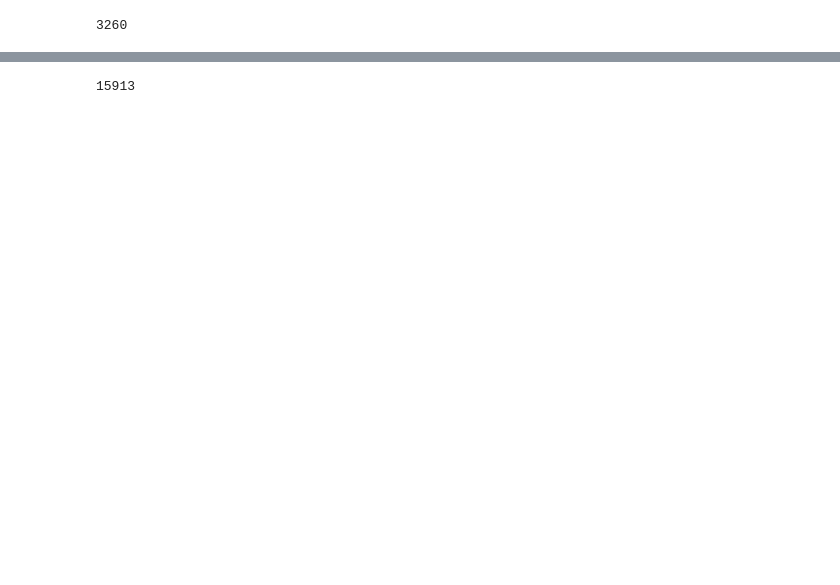
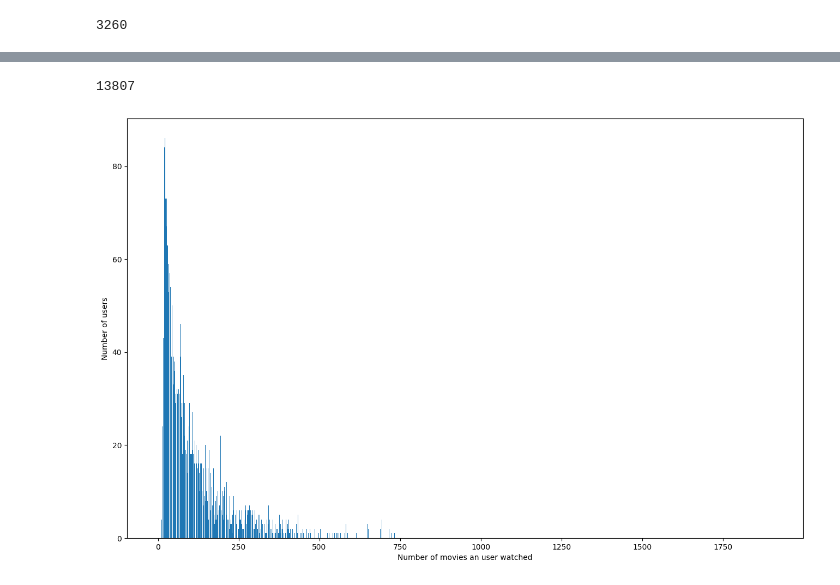
Before and after one commit to hieunt1410/BGCN, a Jupyter notebook: ML_1M_Processing.ipynb, the cells around one changed output, grey strips where cells are left out. Drawn from its saved outputs; the diff is of its cells as text; code cells hidden in the pictures; blank space fills up the shorter version.

```diff
--- a/ML_1M_Processing.ipynb
+++ b/ML_1M_Processing.ipynb
@@ -45,7 +27,7 @@ len(ratings.movieid_norm.unique())
 #     lambda x: datetime.fromtimestamp(x)
 # )
 # %%
-ratings.userid = ratings.userid - 1
+# ratings.userid = ratings.userid - 1
 # %%
 mintime = min(ratings.timestamp)
 # %%
@@ -69,11 +51,13 @@ for movie in ratings.movieid.unique():
     else:
         ratings.loc[ratings.movieid == movie, 'movieid_norm'] = -1
 # %%
-users_list = np.array(ratings.userid.unique())
-# users_list = [user for user in ratings.userid.unique() if len(ratings[ratings.userid == user].movieid) >= 10]
+# users_list = np.array(ratings.userid.unique())
+users_list = [user for user in ratings.userid.unique() if len(ratings[ratings.userid == user].movieid) >= 20]
+ui = {}
 
 with open('user_item.txt', 'w') as f:
   for user in tqdm(users_list):
     movie_list = ratings[(ratings.userid == user) & (ratings.movieid_norm > 0) & (ratings.rating >= 3)].movieid_norm.unique()
+    ui[user] = movie_list
     for movie in movie_list:
       f.write(f'{user}\t{movie}\n')
@@ -115,10 +103,10 @@ ratings['a_hour'] = ratings.timestamp_norm.apply(
 # %%
 import random
 bundle_dict = {}
-users_list = np.array(ratings.userid.unique())
+user_bundle = {user: [] for user in users_list}
 random.seed(2024)
 
-with open('/content/drive/MyDrive/ml-1m/bundle_item.txt', 'w') as f2, open('/content/drive/MyDrive/ml-1m/user_bundle_train.txt', 'w') as f3, open('/content/drive/MyDrive/ml-1m/user_bundle_tune.txt', 'w') as f4, open('/content/drive/MyDrive/ml-1m/user_bundle_test.txt', 'w') as f5:
+with open('bundle_item.txt', 'w') as f2, open('user_bundle_train.txt', 'w') as f3, open('user_bundle_tune.txt', 'w') as f4, open('user_bundle_test.txt', 'w') as f5:
   for user in tqdm(users_list):
     bundles = []
     for one_day in ratings[ratings.userid == user].one_day.unique():
@@ -126,7 +114,10 @@ with open('/content/drive/MyDrive/ml-1m/bundle_item.txt', 'w') as f2, open('/con
       bundle.sort()
       bundle = tuple(bundle)
 
-      if len(bundle) > 1:
+      if len(bundle) > 2:
+        if bundles not in user_bundle[user]:
+          user_bundle[user].append(bundles)
+
         if bundle not in bundle_dict:
           bundle_dict[bundle] = len(bundle_dict)
           for item in bundle:
@@ -134,9 +125,8 @@ with open('/content/drive/MyDrive/ml-1m/bundle_item.txt', 'w') as f2, open('/con
         bundles.append(bundle)
 
     random.shuffle(bundles)
-    if len(bundles) >= 10:
+    if len(bundles) >= 1:
       for bundle in bundles[:int(0.6*len(bundles))]:
-      # for bundle in bundles[:-2]:
         f3.write(f'{user}\t{bundle_dict[bundle]}\n')
 
       for bundle in bundles[int(0.6*len(bundles)):int(0.8*len(bundles))]:
@@ -147,4 +137,19 @@ with open('/content/drive/MyDrive/ml-1m/bundle_item.txt', 'w') as f2, open('/con
 # %%
 len(bundle_dict)
 # %% [output]
-15913
+13807
+# %%
+ui_dict = {}
+for user, item in ui.items():
+  if len(item) not in ui_dict:
+    ui_dict[len(item)] = 0
+  else:
+    ui_dict[len(item)] += 1
+
+plt.figure(figsize=(16, 10))
+plt.bar(ui_dict.keys(), ui_dict.values())
+plt.xlabel('Number of movies an user watched')
+plt.ylabel('Number of users')
+plt.show()
+# %% [output]
+[figure, added]
```
Also changed, not shown: parts of 8 cells of this notebook.
